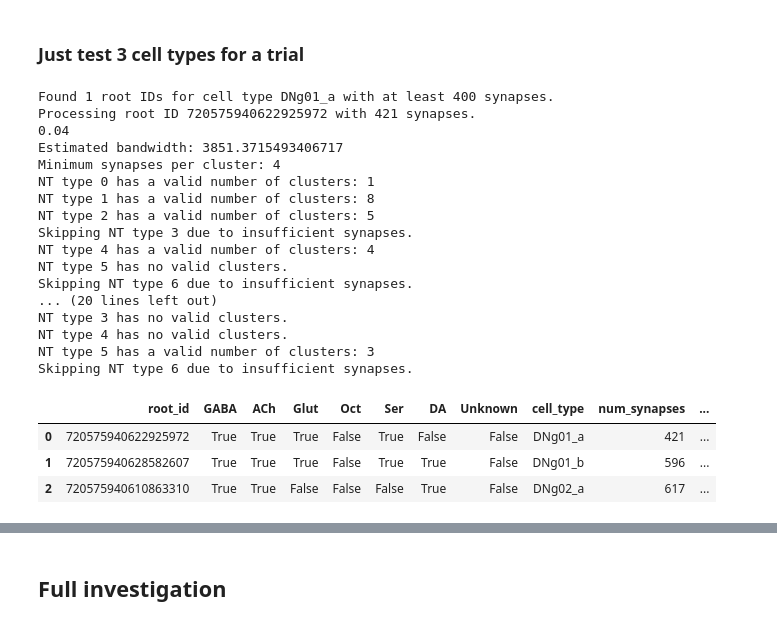
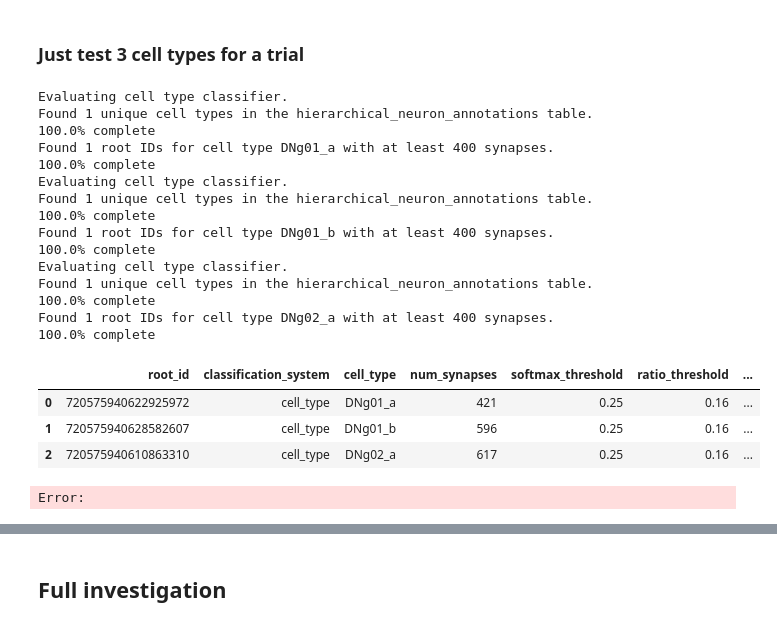
Before and after one commit to MetaCell/ai-model-for-connectomics, a Jupyter notebook: notebooks/fauai-11_EvaluateAllVncCellTypes.ipynb, the cells around one changed output, grey strips where cells are left out. Cells and saved outputs as stored; diff of their text form; code cells hidden in the pictures.

```diff
--- a/notebooks/fauai-11_EvaluateAllVncCellTypes.ipynb
+++ b/notebooks/fauai-11_EvaluateAllVncCellTypes.ipynb
@@ -1159,7 +1072,7 @@ display(roots_df)
 # %%
 cell_type = "efferent"
 classifier = "flow"
-nt_results = evaluate_all_neurons_for_classifier_cell_type(client,
+nt_results, timeout_results = evaluate_all_neurons_for_classifier_cell_type(client,
                                                   classifier,
                                                   cell_type,
                                                   softmax_threshold=0.25,
@@ -1167,4 +1080,5 @@ nt_results = evaluate_all_neurons_for_classifier_cell_type(client,
                                                   bandwidth_quantile_value=1/7,
                                                   min_synapses_ratio_value=0.01,
                                                   display_fig=False)
-print(f"result: {display(pd.DataFrame(nt_results))}")
+print(f"nt_result: {pd.DataFrame(nt_results)}")
+print(f"timeout_result: {pd.DataFrame(timeout_results)}")
@@ -1313,44 +1087,48 @@ Processing root ID 720575940647560500 with 6283 synapses.
 # %% [markdown]
 ### Just test 3 cell types for a trial
 # %%
+classifier = "cell_type"
 cell_types = ["DNg01_a", "DNg01_b", "DNg02_a"] # List of cell types to evaluate
 eval_results = []
+all_timeouts = []
 for cell_type in cell_types:
-    nt_results = evaluate_all_neurons_for_cell_type(client,
-                                                      cell_type,
-                                                      softmax_threshold=0.25,
-                                                      ratio_threshold=0.16,
-                                                      bandwidth_quantile_value=1/25,
-                                                      min_synapses_ratio_value=0.01,
-                                                      display_fig=False)
+    nt_results,timeout_results = evaluate_all_neurons_for_classifier_cell_type(client,
+                                                  classifier,
+                                                  cell_type,
+                                                  softmax_threshold=0.25,
+                                                  ratio_threshold=0.16,
+                                                  bandwidth_quantile_value=1/7,
+                                                  min_synapses_ratio_value=0.01,
+                                                  display_fig=False)
     eval_results.extend(nt_results)
+    all_timeouts.extend(timeout_results)
 
 # Convert the results to a DataFrame for better visualization
 eval_df = pd.DataFrame(eval_results)
+all_timeouts_df = pd.DataFrame(all_timeouts)
 
 # Now evaluate for co-transission (>1 NT type true)
 eval_df['co_transmission'] = eval_df.apply(lambda row: sum(row[nt] for nt in ['GABA', 'ACh', 'Glut', 'Oct', 'Ser', 'DA']) > 1, axis=1)
 # Display the DataFrame
 display(eval_df)
 # %% [output]
+Evaluating cell type classifier.
+Found 1 unique cell types in the hierarchical_neuron_annotations table.
+100.0% complete
 Found 1 root IDs for cell type DNg01_a with at least 400 synapses.
-Processing root ID 720575940622925972 with 421 synapses.
-0.04
-Estimated bandwidth: 3851.3715493406717
-Minimum synapses per cluster: 4
-NT type 0 has a valid number of clusters: 1
-NT type 1 has a valid number of clusters: 8
-NT type 2 has a valid number of clusters: 5
-Skipping NT type 3 due to insufficient synapses.
-NT type 4 has a valid number of clusters: 4
-NT type 5 has no valid clusters.
-Skipping NT type 6 due to insufficient synapses.
-... (20 lines left out)
-NT type 3 has no valid clusters.
-NT type 4 has no valid clusters.
-NT type 5 has a valid number of clusters: 3
-Skipping NT type 6 due to insufficient synapses.
+100.0% complete
+Evaluating cell type classifier.
+Found 1 unique cell types in the hierarchical_neuron_annotations table.
+100.0% complete
+Found 1 root IDs for cell type DNg01_b with at least 400 synapses.
+100.0% complete
+Evaluating cell type classifier.
+Found 1 unique cell types in the hierarchical_neuron_annotations table.
+100.0% complete
+Found 1 root IDs for cell type DNg02_a with at least 400 synapses.
+100.0% complete
-|  | root_id | GABA | ACh | Glut | Oct | Ser | DA | Unknown | cell_type | num_synapses | ... |
-| 0 | 720575940622925972 | True | True | True | False | True | False | False | DNg01_a | 421 | ... |
-| 1 | 720575940628582607 | True | True | True | False | True | True | False | DNg01_b | 596 | ... |
-| 2 | 720575940610863310 | True | True | False | False | False | True | False | DNg02_a | 617 | ... |
+|  | root_id | classification_system | cell_type | num_synapses | softmax_threshold | ratio_threshold | ... |
+| 0 | 720575940622925972 | cell_type | DNg01_a | 421 | 0.25 | 0.16 | ... |
+| 1 | 720575940628582607 | cell_type | DNg01_b | 596 | 0.25 | 0.16 | ... |
+| 2 | 720575940610863310 | cell_type | DNg02_a | 617 | 0.25 | 0.16 | ... |
+Error:
```
Also changed, not shown: parts of 12 cells of this notebook, 27 other files.
